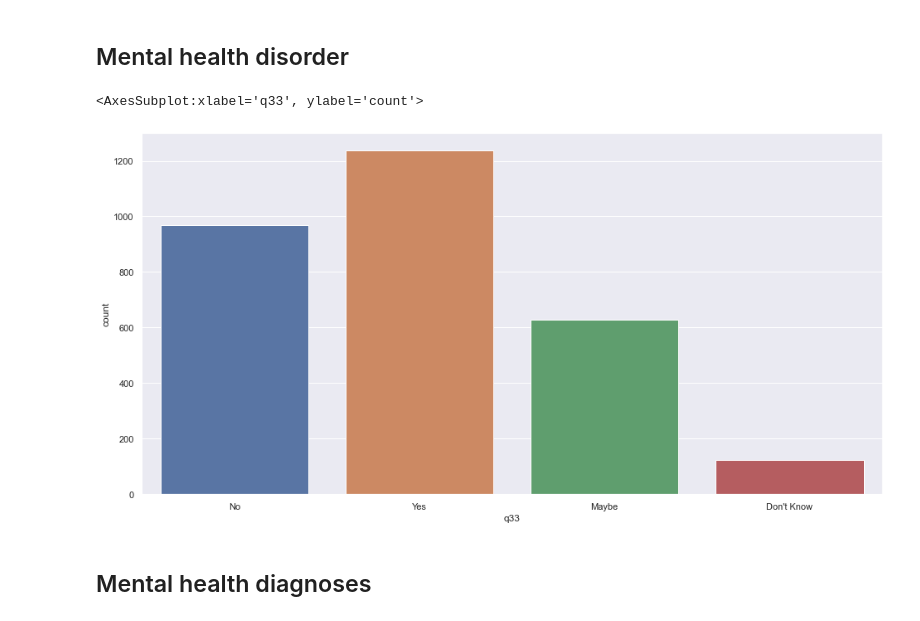
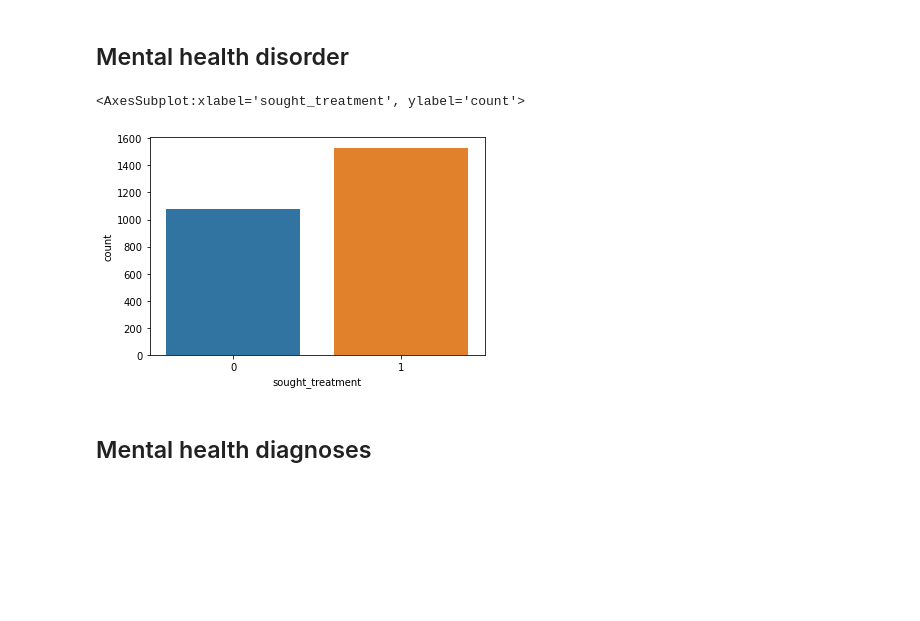
Before and after one commit to appelquist/bda-project, a Jupyter notebook: Project Data Analytics.ipynb, the cells around one changed output. Drawn from its saved outputs; the diff is of its cells as text; code cells hidden in the pictures; blank space fills up the shorter version.

```diff
--- a/Project Data Analytics.ipynb
+++ b/Project Data Analytics.ipynb
@@ -170,3 +181,9 @@ surveys
+# %%
+surveys['sought_treatment'] = surveys['sought_treatment'].astype(int)
+surveys['tech_org'] = surveys['tech_org'].astype(int)
+surveys['tech_primary_role'] = surveys['tech_primary_role'].astype(int)
+surveys['year'] = surveys['year'].astype(int)
+surveys['self_employed'] = surveys['self_employed'].astype(int)
 # %% [markdown]
 ### Drop self employed people
 # %%
@@ -443,10 +708,10 @@ sns.countplot(x='q2', data=surveys)
 # %% [markdown]
 ## Mental health disorder
 # %%
-sns.countplot(x='q33', data=surveys)
+sns.countplot(x='sought_treatment', data=surveys)
 # %% [output]
-<AxesSubplot:xlabel='q33', ylabel='count'>
+<AxesSubplot:xlabel='sought_treatment', ylabel='count'>
-[figure, old version]
+[figure, new version]
 # %% [markdown]
 ## Mental health diagnoses
 # %%
```
Also changed, not shown: parts of 38 cells of this notebook.
